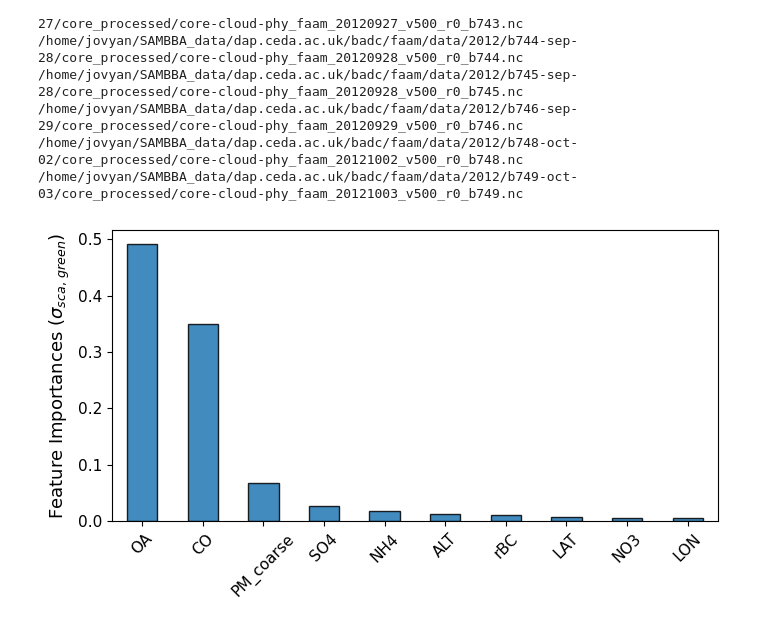
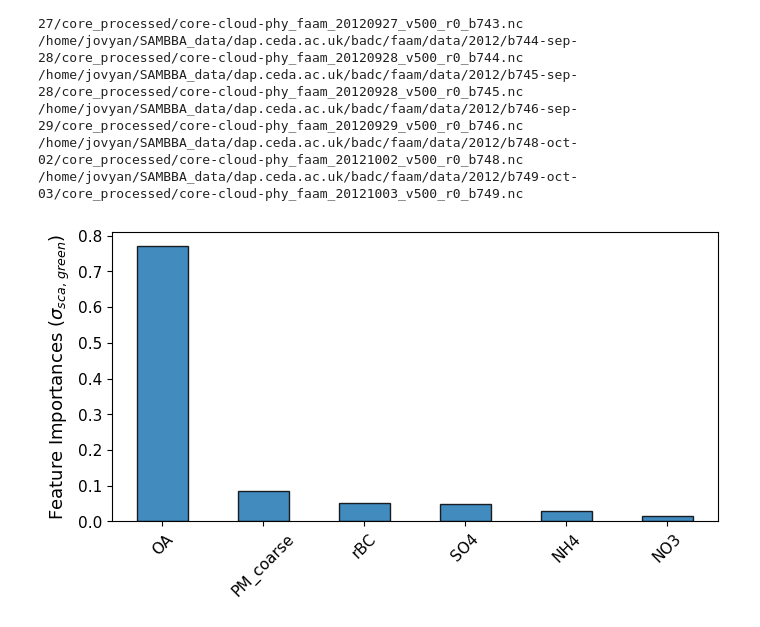
Before and after one commit to thiago-vg/SAMBBA-data-analysis, a Jupyter notebook: processing_and_output/RF_and_PDP.ipynb, the cells around one changed output. Cells and saved outputs as stored; diff of their text form; code cells hidden in the pictures.

```diff
--- a/processing_and_output/RF_and_PDP.ipynb
+++ b/processing_and_output/RF_and_PDP.ipynb
@@ -97,29 +97,41 @@ for flight in flights:
     Dg_aligned_matched = out.Dgs.reindex(pd.to_datetime(common_times), method="nearest")
     PM_ratio_matched = out.PM_ratio.sel(PCAS2TSPM = common_times)
 
-    #Core file variables
+    # Core file variables
     Height = core_file_matched['GPS_ALT'].values.squeeze()
     Lon = core_file_matched['LON_GPS'].values.squeeze()
     Lat = core_file_matched['LAT_GPS'].values.squeeze()
     CO_conc_matched = core_file_matched['CO_AERO'].values.squeeze()
     PSAP_matched = core_file_matched['PSAP_LIN'].values.squeeze()
+
+    # Cabin conditions
+    CAB_PRES = core_file_matched["CAB_PRES"].values.squeeze()      # hPa
+    CAB_TEMP = core_file_matched["CAB_TEMP"].values.squeeze() + 273.15  # K
+
     #Neph file variables
     TSC_blue = resampled_neph_matched["TSC_BLUU"].values.squeeze()
     TSC_green = resampled_neph_matched["TSC_GRNU"].values.squeeze()
     TSC_red = resampled_neph_matched["TSC_REDU"].values.squeeze()
+
+    # STP reference
+    P_STP = 1013.25   # hPa
+    T_STP = 273.15    # K
+
+    conversion_factor = (CAB_PRES / P_STP) * (T_STP / CAB_TEMP)
+
     #Sp2 file variables
-    BC = sp2_resampled_matched.values
+    BC = sp2_resampled_matched.values * conversion_factor  # Convert to ATP conditions
     #AMS file variables
-    ORG = ams_resampled_matched['ORG'].values
-    ORG_unc = ams_resampled_matched['ORG_uncertainty'].values
-    SO4 = ams_resampled_matched['SO4'].values
-    SO4_unc = ams_resampled_matched['SO4_uncertainty'].values
-    NH4 = ams_resampled_matched['NH4'].values
-    NH4_unc = ams_resampled_matched['NH4_uncertainty'].values
-    NO3 = ams_resampled_matched['NO3'].values
-    NO3_unc = ams_resampled_matched['NO3_uncertainty'].values
-    AS = ams_resampled_matched['NH4_2SO4'].values
-    AN = ams_resampled_matched['NH4NO3'].values
+    ORG = ams_resampled_matched['ORG'].values * conversion_factor  # Convert to ATP conditions
+    ORG_unc = ams_resampled_matched['ORG_uncertainty'].values * conversion_factor  # Convert to ATP conditions
+    SO4 = ams_resampled_matched['SO4'].values * conversion_factor  # Convert to ATP conditions
+    SO4_unc = ams_resampled_matched['SO4_uncertainty'].values * conversion_factor  # Convert to ATP conditions
+    NH4 = ams_resampled_matched['NH4'].values * conversion_factor  # Convert to ATP conditions
+    NH4_unc = ams_resampled_matched['NH4_uncertainty'].values * conversion_factor  # Convert to ATP conditions
+    NO3 = ams_resampled_matched['NO3'].values * conversion_factor  # Convert to ATP conditions
+    NO3_unc = ams_resampled_matched['NO3_uncertainty'].values * conversion_factor  # Convert to ATP conditions
+    AS = ams_resampled_matched['NH4_2SO4'].values * conversion_factor  # Convert to ATP conditions
+    AN = ams_resampled_matched['NH4NO3'].values * conversion_factor  # Convert to ATP conditions
     #PCASP variables
     Dg = Dg_aligned_matched
     ratio_pm = PM_ratio_matched
@@ -442,35 +454,35 @@ def plot_rf_importances_and_export_metrics(
 # Train and evaluate the Random Forest model using the selected target
 # variable and predictor configuration.
 (
     rf,
     top_features,
     r2,
     rmse,
     features,
     X_train,
     X_test,
     target_name,
 ) = run_random_forest(
     df=df_clean,
     target_variable="TSC_green",      # e.g. "Ext", "TSC_green", "ABS_PSAP"
-    model_type="full",       # Options: "full" or "reduced"
+    model_type="reduced",       # Options: "full" or "reduced"
 )
 
 # Generate the feature importance figure and export the corresponding
 # model performance metrics.
 metrics_df = plot_rf_importances_and_export_metrics(
     top_features=top_features,
     r2=r2,
     rmse=rmse,
     features=features,
     df_clean=df_clean,
     X_train=X_train,
     X_test=X_test,
     target_name=target_name,
     csv_path="rf_ext_metrics.csv",
 )
 # %% [output]
-[figure, old version]
+[figure, new version]
 # %%
 def plot_manual_pdp_top2_combined_figure(
     rf,
```
Also changed, not shown: parts of 1 cell of this notebook, 3 other files.
